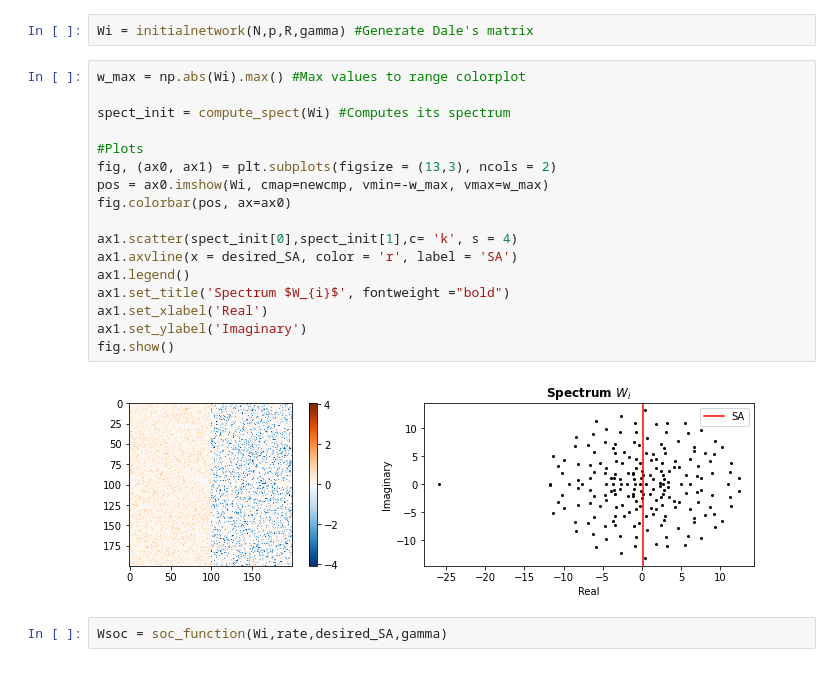
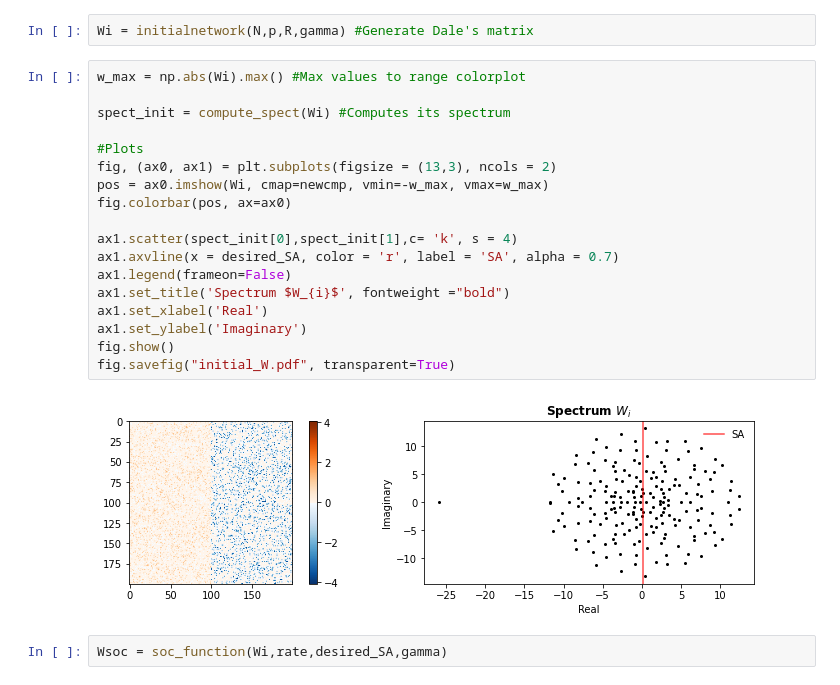
Before and after one commit to juansebastiancalderongarcia/Motor-control-for-speed-transition, a Jupyter notebook: Spectrum analysis.ipynb, the cells around one changed output. Drawn from its saved outputs; the diff is of its cells as text.

```diff
--- a/Spectrum analysis.ipynb
+++ b/Spectrum analysis.ipynb
@@ -267,22 +338,23 @@ Wi = initialnetwork(N,p,R,gamma) #Generate Dale's matrix
 # %%
 w_max = np.abs(Wi).max() #Max values to range colorplot
 
 spect_init = compute_spect(Wi) #Computes its spectrum
 
 #Plots
 fig, (ax0, ax1) = plt.subplots(figsize = (13,3), ncols = 2)
 pos = ax0.imshow(Wi, cmap=newcmp, vmin=-w_max, vmax=w_max)
 fig.colorbar(pos, ax=ax0)
 
 ax1.scatter(spect_init[0],spect_init[1],c= 'k', s = 4)
-ax1.axvline(x = desired_SA, color = 'r', label = 'SA')
-ax1.legend()
+ax1.axvline(x = desired_SA, color = 'r', label = 'SA', alpha = 0.7)
+ax1.legend(frameon=False)
 ax1.set_title('Spectrum $W_{i}$', fontweight ="bold")
 ax1.set_xlabel('Real')
 ax1.set_ylabel('Imaginary')
 fig.show()
+fig.savefig("initial_W.pdf", transparent=True)
 # %% [output]
-[figure, old version]
+[figure, new version]
 # %%
 Wsoc = soc_function(Wi,rate,desired_SA,gamma)
 # %% [output]
```
Also changed, not shown: parts of 36 cells of this notebook.
